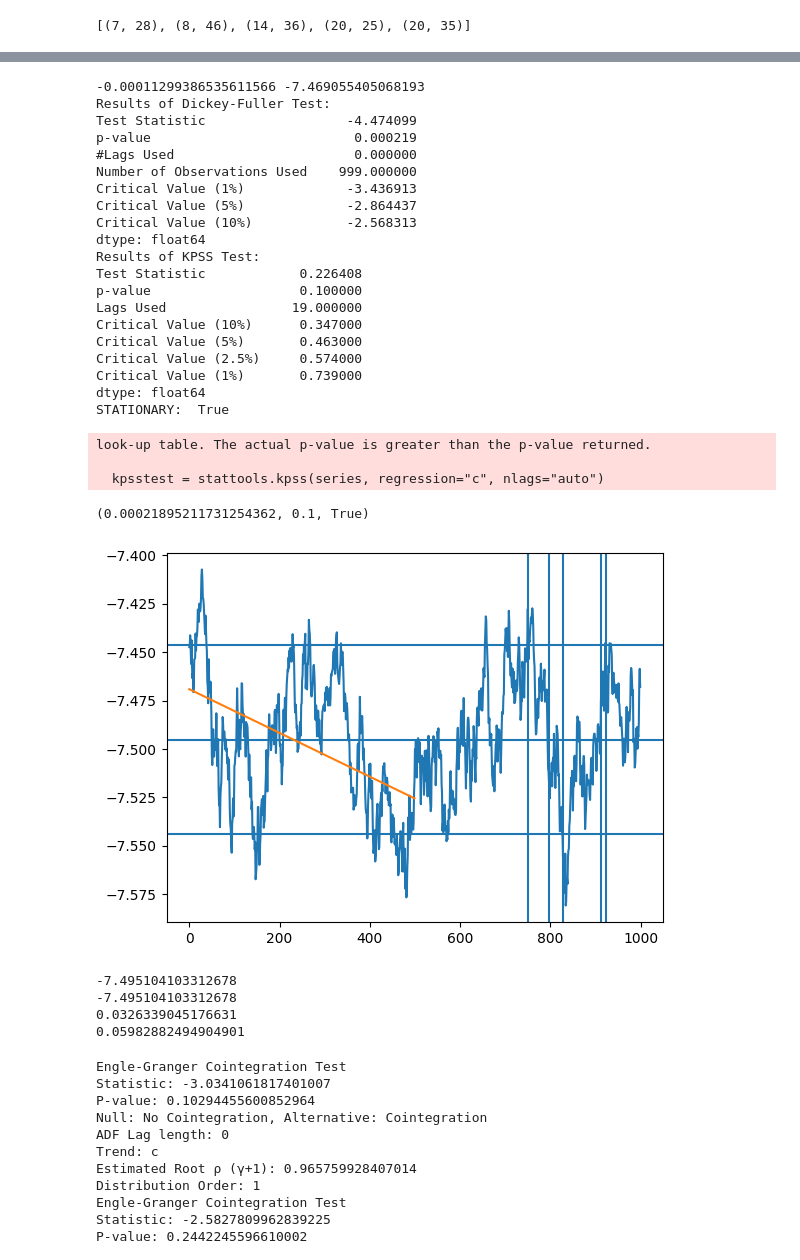
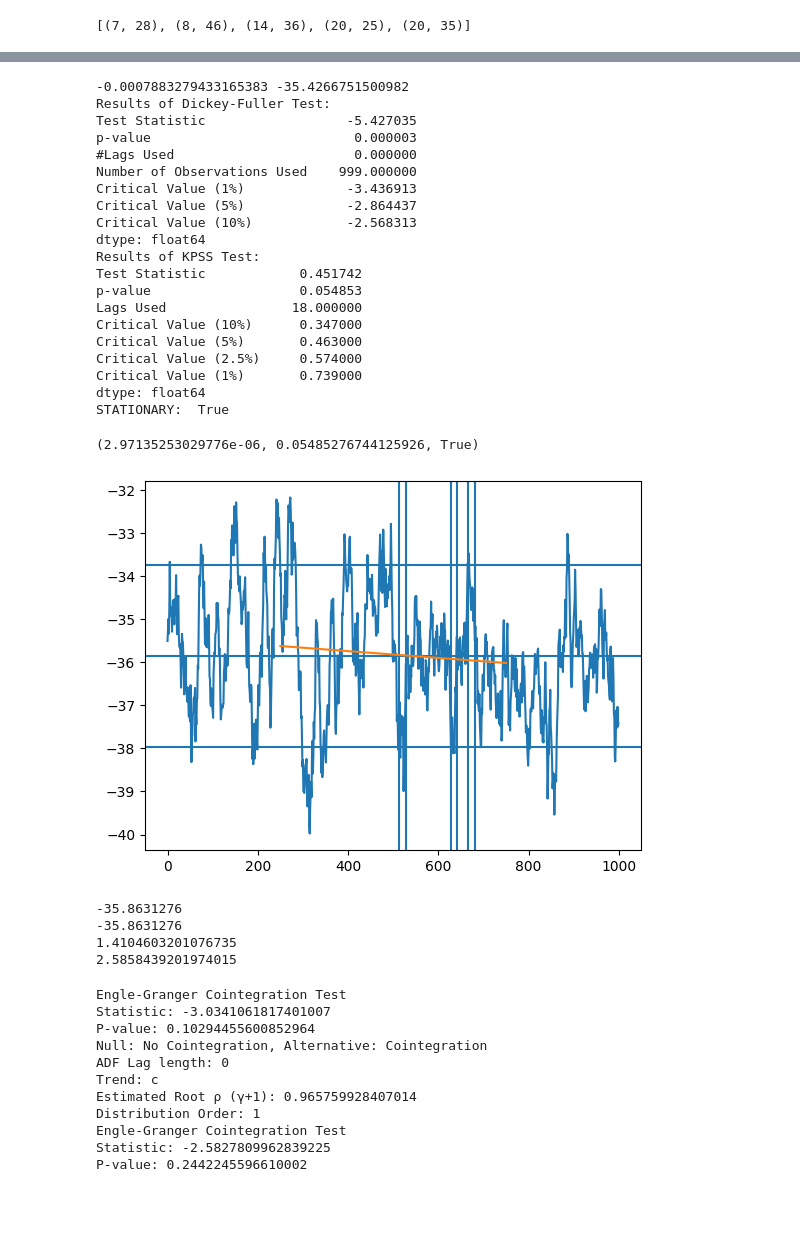
Before and after one commit to Troppydash/algothon, a Jupyter notebook: da/khang_pairs.ipynb, the cells around one changed output, grey strips where cells are left out. Cells and saved outputs as stored; diff of their text form; code cells hidden in the pictures; blank space fills up the shorter version.

```diff
--- a/da/khang_pairs.ipynb
+++ b/da/khang_pairs.ipynb
@@ -35,9 +35,12 @@ df
 preTrain = df[:750][:]
 preTest = df[750:1000][:]
 # %%
-df = np.log(df)
-train = np.log(preTrain)
-test = np.log(preTest)
+# df = np.log(df)
+# train = np.log(preTrain)
+# test = np.log(preTest)
+
+train = preTrain
+test = preTest
 # %%
 print(df["14"].describe())
 print(df["16"].describe())
@@ -182,65 +189,63 @@ for pair in pairs:
 # %%
-pair = ("14", "16")
-beta = [1, -2.86]
+pair = ("24", "49")
+beta = [1, -1.76]
 deltaFull = beta[0] * df[pair[0]] + beta[1] * df[pair[1]]
 deltaTrain = beta[0] * df[pair[0]] + beta[1] * df[pair[1]]
 deltaFull = list(deltaFull)
 sns.lineplot(deltaFull)
 
-plt.axvline(x = 750)
-plt.axvline(x = 797)
-plt.axvline(x =828)
-plt.axvline(x = 913)
-plt.axvline(x = 923)
+plt.axvline(x = 529)
+plt.axvline(x = 641)
+plt.axvline(x = 682)
+plt.axvline(x = 512)
+plt.axvline(x = 629)
+plt.axvline(x = 666)
 
 plt.axhline(y=np.mean(deltaTrain))
 off = 1.5
 plt.axhline(y=np.mean(deltaTrain) + 1.5 * np.std(deltaTrain))
 plt.axhline(y=np.mean(deltaTrain) - 1.5 * np.std(deltaTrain))
 
-x = np.array(range(500))
-y = np.array(deltaFull[:500])
+x = np.array(range(250,751))
+y = np.array(deltaFull[250:751])
 m, b = np.polyfit(x, y, 1)
 plt.plot(x, m * x + b)
 
 print(m, b)
 test_stationary(deltaFull, printing=True)
 # %% [output]
--0.00011299386535611566 -7.469055405068193
+-0.0007883279433165383 -35.4266751500982
 Results of Dickey-Fuller Test:
-Test Statistic                  -4.474099
-p-value                          0.000219
+Test Statistic                  -5.427035
+p-value                          0.000003
 #Lags Used                       0.000000
 Number of Observations Used    999.000000
 Critical Value (1%)             -3.436913
 Critical Value (5%)             -2.864437
 Critical Value (10%)            -2.568313
 dtype: float64
 Results of KPSS Test:
-Test Statistic            0.226408
-p-value                   0.100000
-Lags Used                19.000000
+Test Statistic            0.451742
+p-value                   0.054853
+Lags Used                18.000000
 Critical Value (10%)      0.347000
 Critical Value (5%)       0.463000
 Critical Value (2.5%)     0.574000
 Critical Value (1%)       0.739000
 dtype: float64
 STATIONARY:  True
-look-up table. The actual p-value is greater than the p-value returned.
-
-  kpsstest = stattools.kpss(series, regression="c", nlags="auto")
+(2.97135253029776e-06, 0.05485276744125926, True)
-(0.00021895211731254362, 0.1, True)
-[figure, old version]
+[figure, new version]
 # %%
 print(np.mean(deltaTrain))
 print(np.mean(deltaFull))
 print(np.std(deltaTrain))
 print(np.std(deltaTrain) * (1.5 + 1/3))
 # %% [output]
--7.495104103312678
--7.495104103312678
-0.0326339045176631
-0.05982882494904901
+-35.8631276
+-35.8631276
+1.4104603201076735
+2.5858439201974015
 # %%
 pair=(20, 35)
 result = engle_granger(train[str(pair[0])], train[str(pair[1])], trend='c', method='bic')
```
Also changed, not shown: parts of 4 cells of this notebook, 4 other files.
